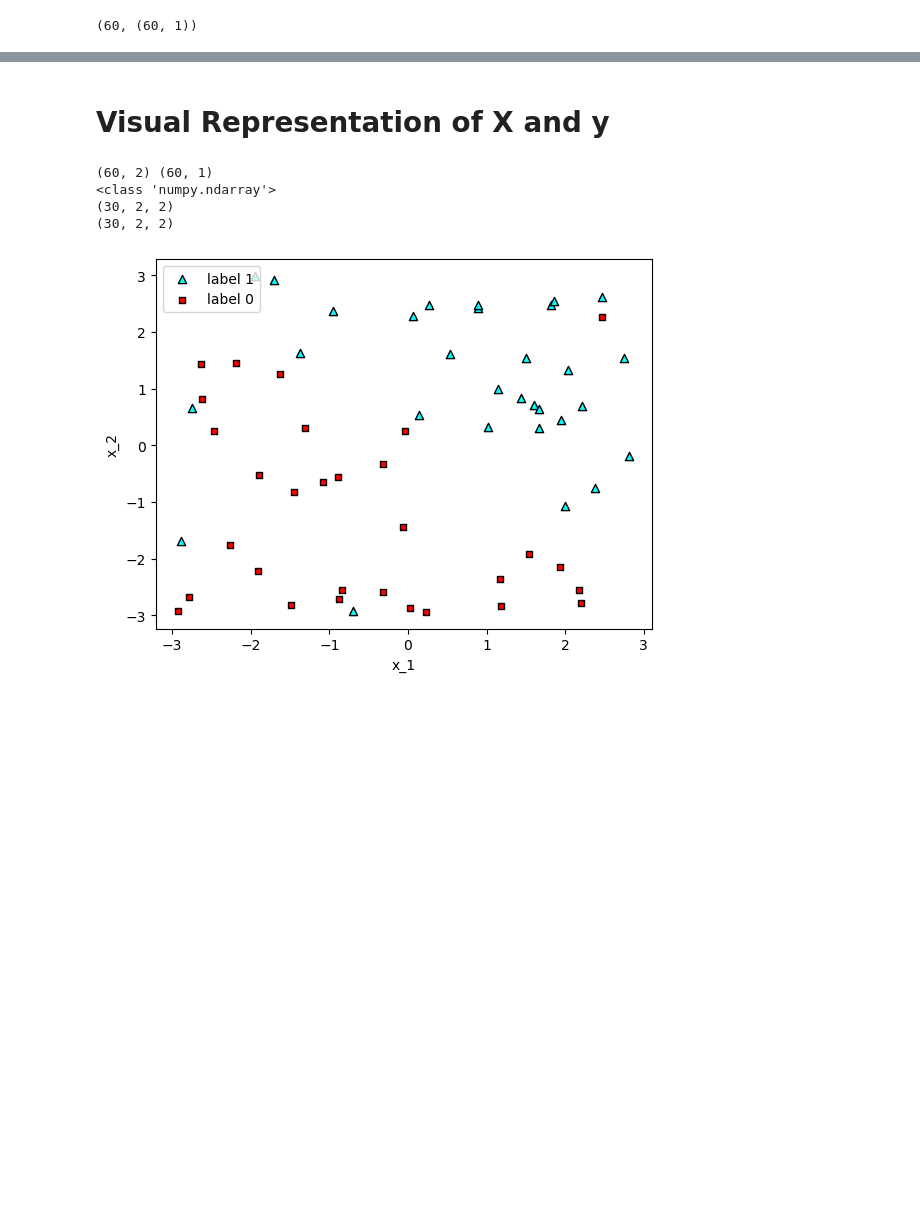
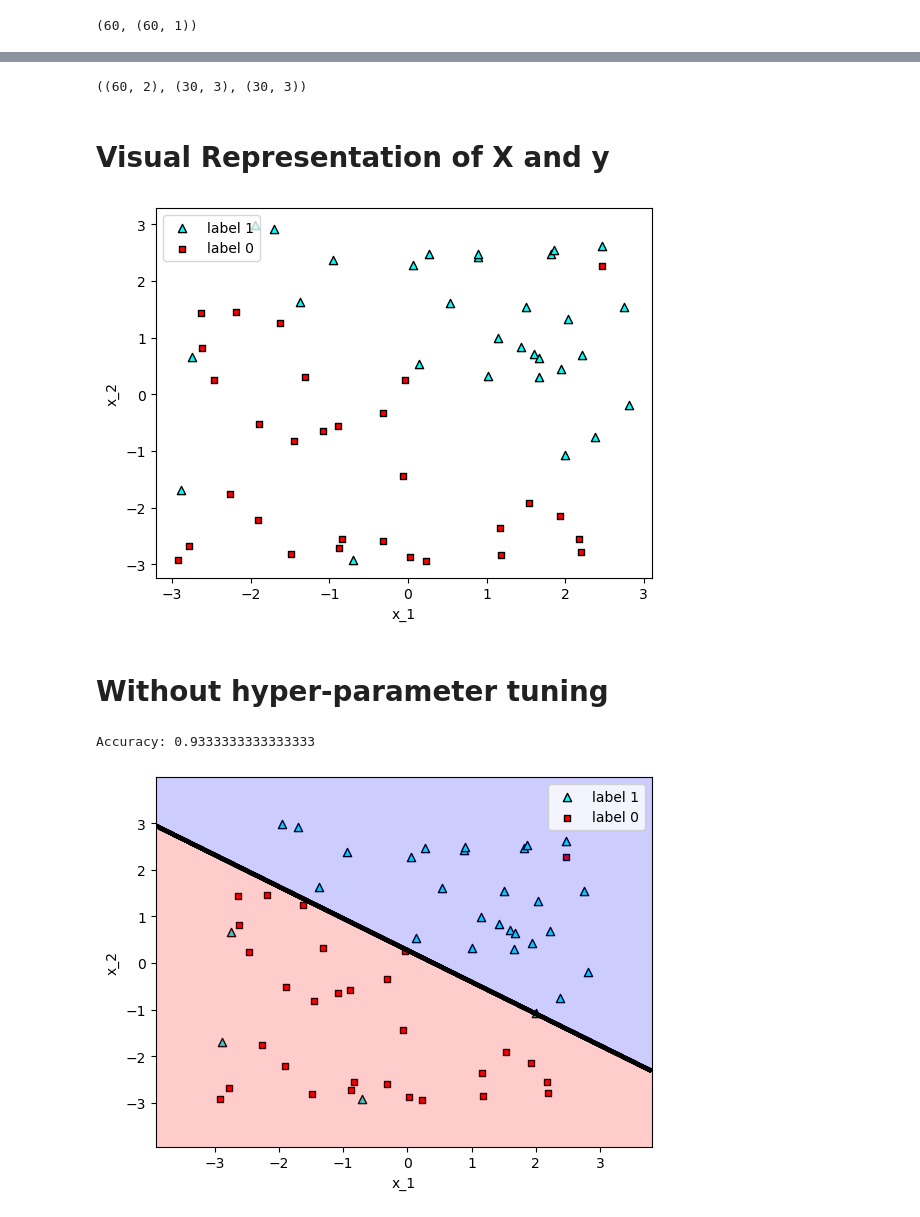
Before and after one commit to Brinkley97/csci_535_multimodal_probabilistic_learning, a Jupyter notebook: play/svmExample.ipynb, the cells around one changed output, grey strips where cells are left out. Drawn from its saved outputs; the diff is of its cells as text; code cells hidden in the pictures; blank space fills up the shorter version.

Commit message:
adding hyper-parameter tuning

```diff
--- a/play/svmExample.ipynb
+++ b/play/svmExample.ipynb
@@ -43,6 +35,9 @@ df.head(15)
 # %%
-X = np.array(df[['x_1', 'x_2']])
-y = np.array(df[['y']]).astype(int)
+X_df = df.loc[0:, ['x_1', 'x_2']]
+y_df = df.loc[0:, ['y']]
+
+X = np.array(X_df)
+y = np.array(y_df).astype(int)
 # %%
 len(X), X.shape
 # %% [output]
@@ -54,3 +86,7 @@ len(y), y.shape
+# %%
+np.shape(X_df), np.shape(y0s_df), np.shape(y1s_df)
+# %% [output]
+((60, 2), (30, 3), (30, 3))
 # %% [markdown]
 # Visual Representation of X and y
 # %%
@@ -88,11 +118,7 @@ def plot_points(features, labels):
     pyplot.ylabel('x_2')
     pyplot.legend(['label 1','label 0'])
 # %%
-print(X.shape, y.shape)
+# print(X, y)
 plot_points(X, y)
 # %% [output]
-(60, 2) (60, 1)
-<class 'numpy.ndarray'>
-(30, 2, 2)
-(30, 2, 2)
 [figure]
@@ -98,0 +135,25 @@ plot_points(X, y)
+# %% [markdown]
+# Without hyper-parameter tuning
+# %%
+def plot_model(X, y, model):
+    X = np.array(X)
+    y = np.array(y)
+    plot_step = 0.01
+    x_min, x_max = X[:, 0].min() - 1, X[:, 0].max() + 1
+    y_min, y_max = X[:, 1].min() - 1, X[:, 1].max() + 1
+    xx, yy = np.meshgrid(np.arange(x_min, x_max, plot_step),
+                         np.arange(y_min, y_max, plot_step))
+    Z = model.predict(np.c_[xx.ravel(), yy.ravel()])
+    Z = Z.reshape(xx.shape)
+    pyplot.contour(xx, yy, Z,colors = 'k',linewidths = 3)
+    plot_points(X, y)
+    pyplot.contourf(xx, yy, Z, colors=['red', 'blue'], alpha=0.2, levels=range(-1,2))
+    pyplot.show()
+# %%
+svm_linear = SVC(kernel='linear')
+svm_linear.fit(X,y)
+print("Accuracy:", svm_linear.score(X, y))
+plot_model(X, y, svm_linear)
+# %% [output]
+Accuracy: 0.9333333333333333
+[figure, added]
```
Also changed, not shown: parts of 9 cells of this notebook.
